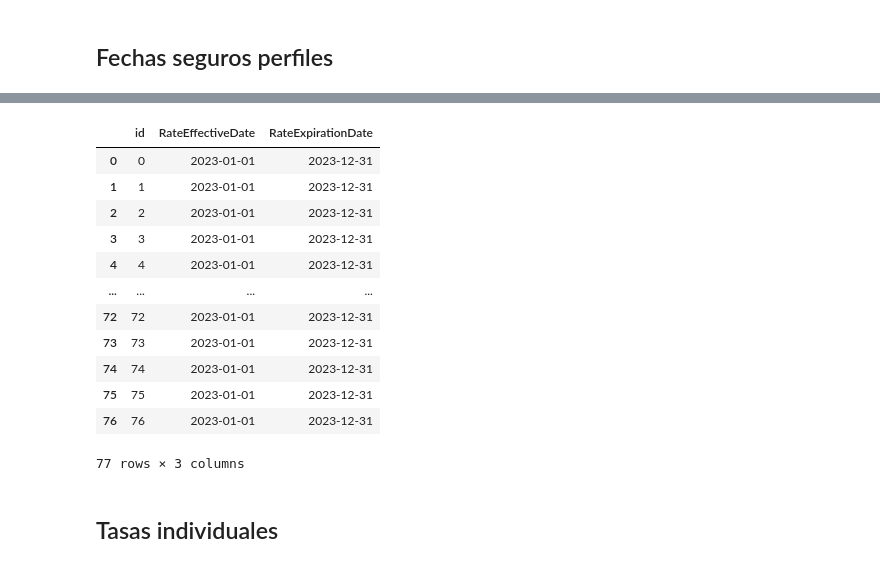
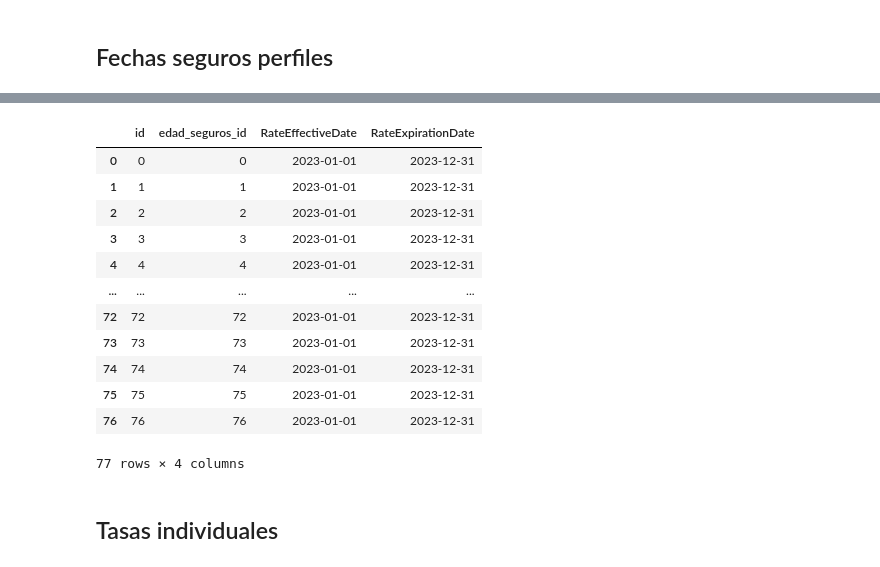
Before and after one commit to Lorena20U/proyect_bi, a Jupyter notebook: etl_nuevo_formato.ipynb, the cells around one changed output, grey strips where cells are left out. Drawn from its saved outputs; the diff is of its cells as text; code cells hidden in the pictures.

```diff
--- a/etl_nuevo_formato.ipynb
+++ b/etl_nuevo_formato.ipynb
@@ -970,7 +970,7 @@ plan_georgia1 = tabla_general_planes[tabla_general_planes["estado_id"] == "Georg
 plan_georgia1 = plan_georgia1[plan_georgia1["Age"].isin(['30','31','32','33','34'])]
 plan_georgia1 = plan_georgia1[plan_georgia1["IndividualRate"] < (75000*0.17)]
 #plan_georgia1 = plan_georgia1[plan_georgia1["tipo"] == "EPO"]
-plan_georgia1 = plan_georgia1[plan_georgia1["nivel_metal"] == "Expanded Bronze"]
+plan_georgia1 = plan_georgia1[plan_georgia1["nivel_metal"] == "Bronze"]
 plan_georgia1_perfil = plan_georgia1.groupby(["id","Age"])['IndividualRate'].min().reset_index()
 plan_georgia1_perfil = plan_georgia1_perfil.loc[plan_georgia1_perfil.groupby(["Age"])['IndividualRate'].idxmin(),["id","Age","IndividualRate"]]
 plan_georgia1 = pd.merge(plan_georgia1_perfil, plan_georgia1, how="left", on=["id","Age","IndividualRate"])
@@ -1409,22 +1433,22 @@ tabla_edades
 # %%
 fechas = edades[["id","RateEffectiveDate","RateExpirationDate","IndividualRate"]].reset_index()
 fechas = fechas.rename(columns={"id":"edad_seguros_id","index":"id"})
-tabla_fechas = fechas[["id","RateEffectiveDate","RateExpirationDate"]]
+tabla_fechas = fechas[["id","edad_seguros_id", "RateEffectiveDate","RateExpirationDate"]]
 tabla_fechas
 # %% [output]
-|  | id | RateEffectiveDate | RateExpirationDate |
-| 0 | 0 | 2023-01-01 | 2023-12-31 |
-| 1 | 1 | 2023-01-01 | 2023-12-31 |
-| 2 | 2 | 2023-01-01 | 2023-12-31 |
-| 3 | 3 | 2023-01-01 | 2023-12-31 |
-| 4 | 4 | 2023-01-01 | 2023-12-31 |
-| ... | ... | ... | ... |
-| 72 | 72 | 2023-01-01 | 2023-12-31 |
-| 73 | 73 | 2023-01-01 | 2023-12-31 |
-| 74 | 74 | 2023-01-01 | 2023-12-31 |
-| 75 | 75 | 2023-01-01 | 2023-12-31 |
-| 76 | 76 | 2023-01-01 | 2023-12-31 |
+|  | id | edad_seguros_id | RateEffectiveDate | RateExpirationDate |
+| 0 | 0 | 0 | 2023-01-01 | 2023-12-31 |
+| 1 | 1 | 1 | 2023-01-01 | 2023-12-31 |
+| 2 | 2 | 2 | 2023-01-01 | 2023-12-31 |
+| 3 | 3 | 3 | 2023-01-01 | 2023-12-31 |
+| 4 | 4 | 4 | 2023-01-01 | 2023-12-31 |
+| ... | ... | ... | ... | ... |
+| 72 | 72 | 72 | 2023-01-01 | 2023-12-31 |
+| 73 | 73 | 73 | 2023-01-01 | 2023-12-31 |
+| 74 | 74 | 74 | 2023-01-01 | 2023-12-31 |
+| 75 | 75 | 75 | 2023-01-01 | 2023-12-31 |
+| 76 | 76 | 76 | 2023-01-01 | 2023-12-31 |
-77 rows × 3 columns
+77 rows × 4 columns
 # %% [markdown]
 ## Tasas individuales
 # %%
```
Also changed, not shown: parts of 17 cells of this notebook, 1 other file.
